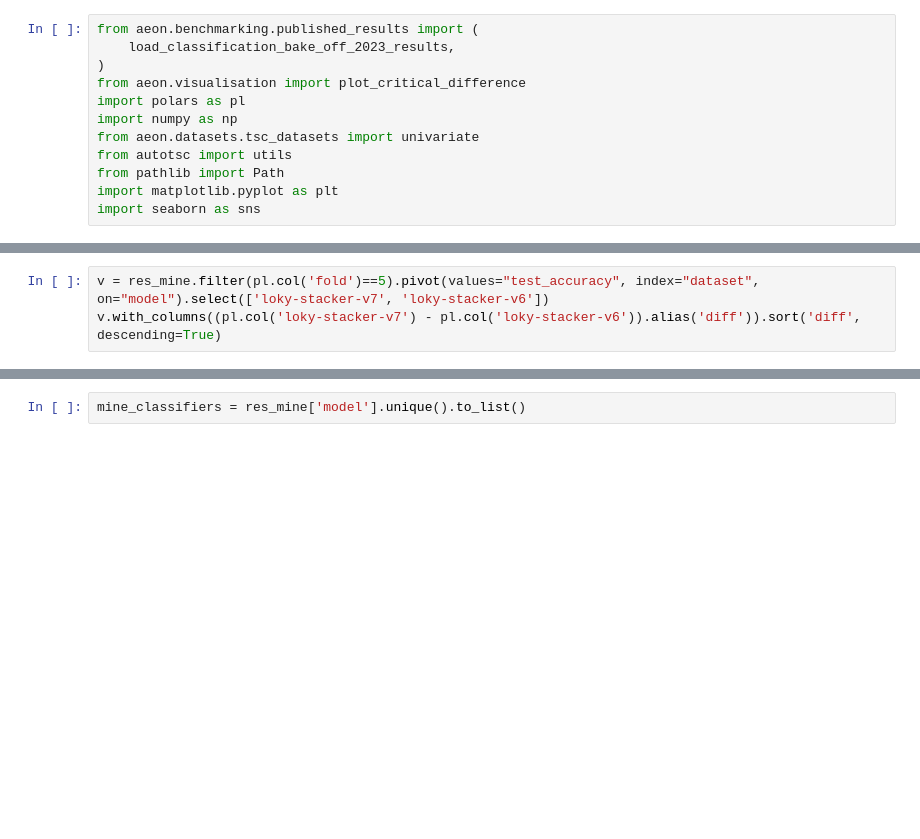
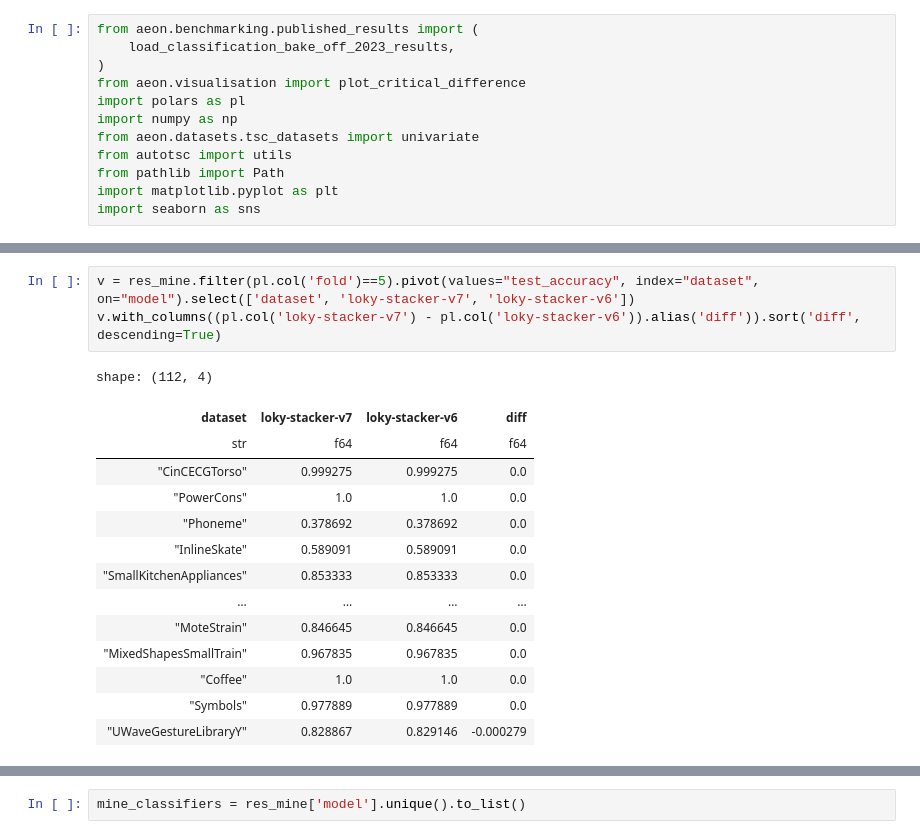
Before and after one commit to gasperpetelin/TSCGlue, a Jupyter notebook: notebooks/bakeoff.ipynb, the cells around one changed output, grey strips where cells are left out. Saved outputs shown, nothing was run; the diff lists cells and outputs as text; blank space fills up the shorter version.

```diff
--- a/notebooks/bakeoff.ipynb
+++ b/notebooks/bakeoff.ipynb
@@ -21,6 +27,21 @@ len(res_mine)
 # %%
-v = res_mine.filter(pl.col('fold')==5).pivot(values="test_accuracy", index="dataset", on="model").select(['loky-stacker-v7', 'loky-stacker-v6'])
+v = res_mine.filter(pl.col('fold')==5).pivot(values="test_accuracy", index="dataset", on="model").select(['dataset', 'loky-stacker-v7', 'loky-stacker-v6'])
 v.with_columns((pl.col('loky-stacker-v7') - pl.col('loky-stacker-v6')).alias('diff')).sort('diff', descending=True)
+# %% [output]
+shape: (112, 4)
+| dataset | loky-stacker-v7 | loky-stacker-v6 | diff |
+| str | f64 | f64 | f64 |
+| "CinCECGTorso" | 0.999275 | 0.999275 | 0.0 |
+| "PowerCons" | 1.0 | 1.0 | 0.0 |
+| "Phoneme" | 0.378692 | 0.378692 | 0.0 |
+| "InlineSkate" | 0.589091 | 0.589091 | 0.0 |
+| "SmallKitchenAppliances" | 0.853333 | 0.853333 | 0.0 |
+| … | … | … | … |
+| "MoteStrain" | 0.846645 | 0.846645 | 0.0 |
+| "MixedShapesSmallTrain" | 0.967835 | 0.967835 | 0.0 |
+| "Coffee" | 1.0 | 1.0 | 0.0 |
+| "Symbols" | 0.977889 | 0.977889 | 0.0 |
+| "UWaveGestureLibraryY" | 0.828867 | 0.829146 | -0.000279 |
 # %%
 pivoted = res_mine.pivot(values="test_accuracy", index="dataset", on="model", aggregate_function='len')
 numeric_cols = [c for c in pivoted.columns if c != "dataset"]
```
Also changed, not shown: parts of 13 cells of this notebook, 3 other files.
